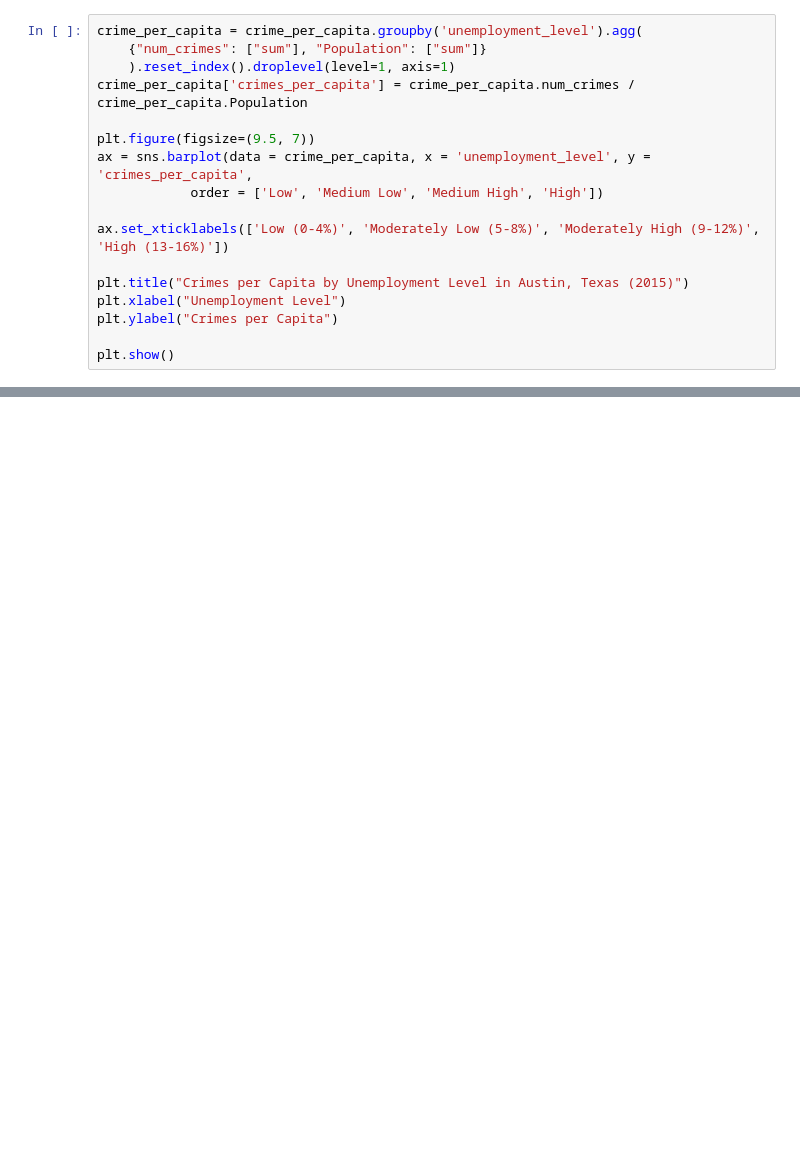
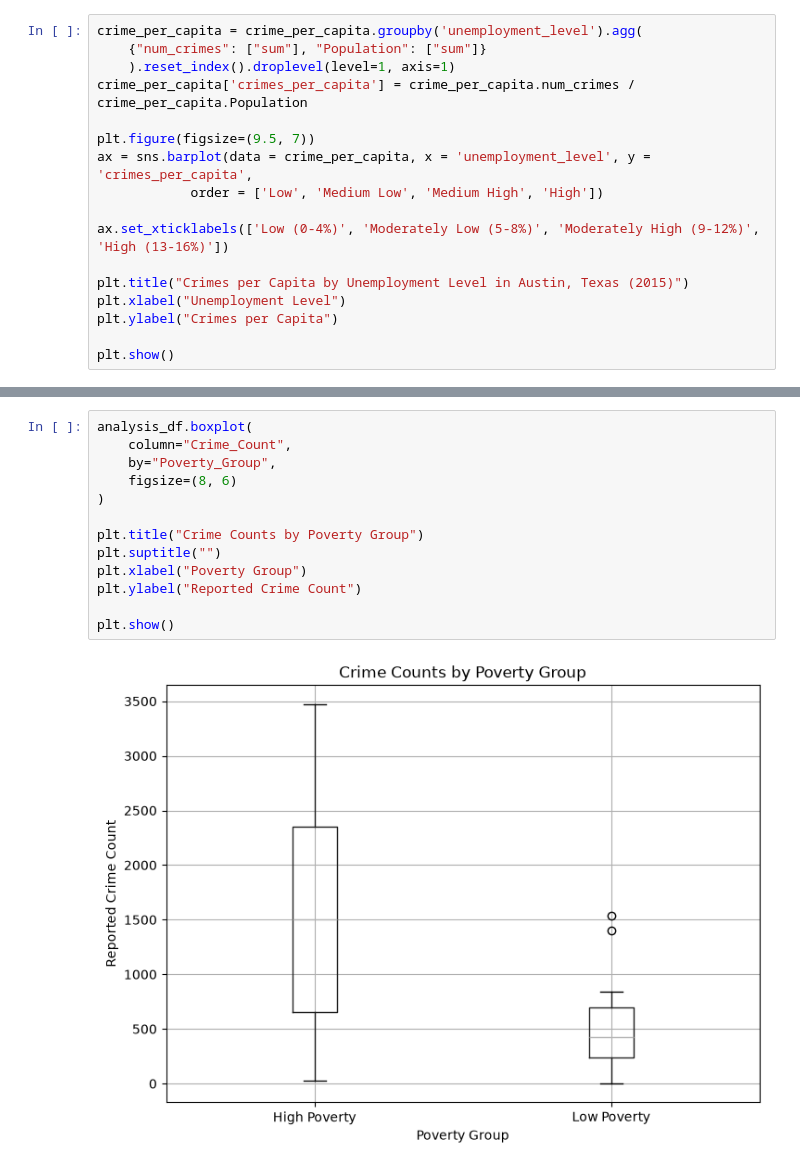
Before and after one commit to loudpugpug42/cs5830_project2, a Jupyter notebook: project2.ipynb, the cells around one changed output, grey strips where cells are left out. Cells and saved outputs as stored; diff of their text form; blank space fills up the shorter version.

```diff
--- a/project2.ipynb
+++ b/project2.ipynb
@@ -135,0 +502,15 @@ plt.show()
+# %%
+analysis_df.boxplot(
+    column="Crime_Count",
+    by="Poverty_Group",
+    figsize=(8, 6)
+)
+
+plt.title("Crime Counts by Poverty Group")
+plt.suptitle("")
+plt.xlabel("Poverty Group")
+plt.ylabel("Reported Crime Count")
+
+plt.show()
+# %% [output]
+[figure, added]
```
Also changed, not shown: parts of 30 cells of this notebook.
